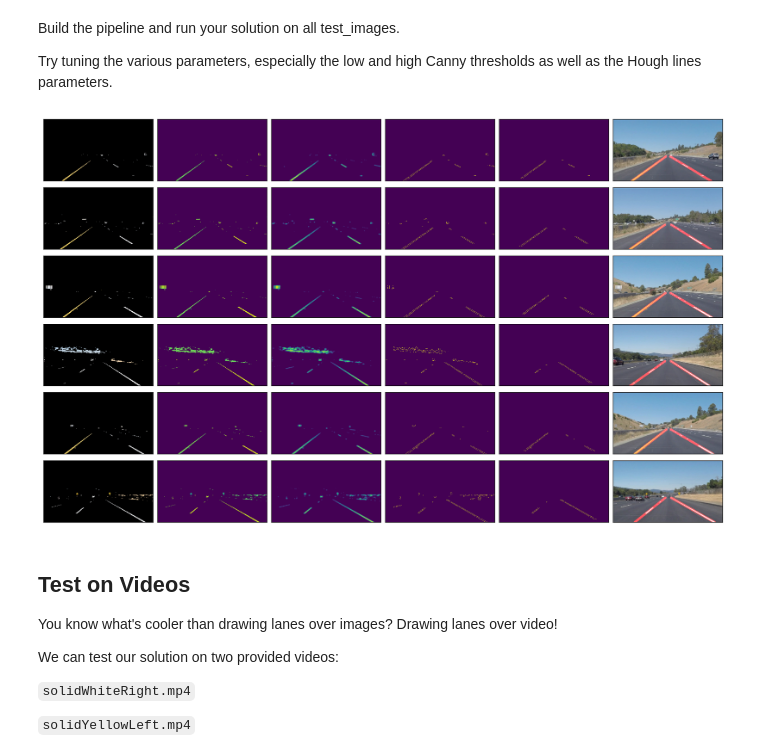
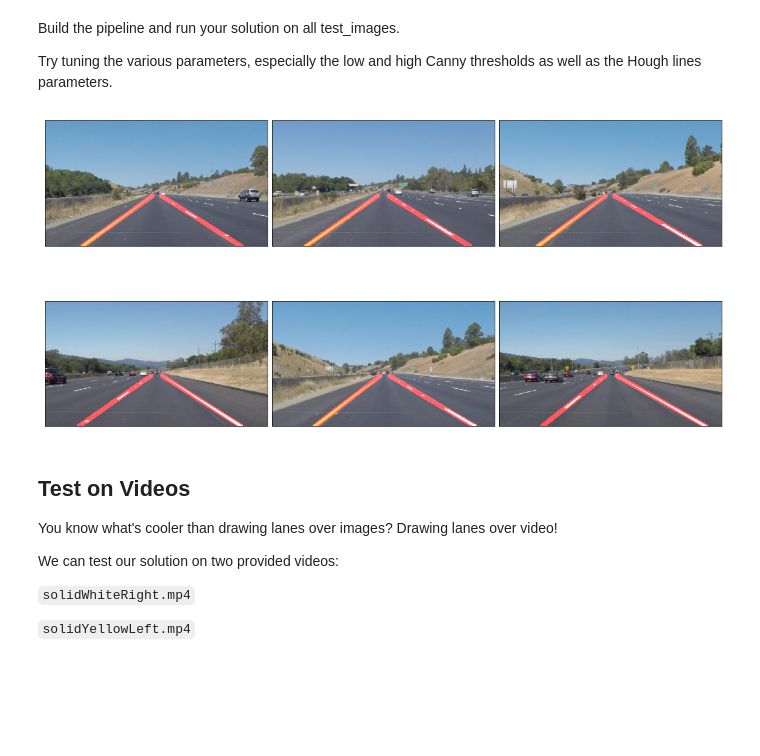
Before and after one commit to iamacod3r/lane-lines-p1, a Jupyter notebook: P1.ipynb, the cells around one changed output. Drawn from its saved outputs; the diff is of its cells as text; code cells hidden in the pictures; blank space fills up the shorter version.

```diff
--- a/P1.ipynb
+++ b/P1.ipynb
@@ -94,7 +94,7 @@ rho                  = 1
 theta                = np.pi/180
 threshold            = 20
 minLineLen           = 20
-maxLineGap           = 300
+maxLineGap           = 30
 thickness            = 20
 # configurations Finish
 
@@ -327,25 +350,19 @@ Try tuning the various parameters, especially the low and high Canny thresholds
 # %%
 # TODO: Build your pipeline that will draw lane lines on the test_images
 # then save them to the test_images directory.
 
 
 #test
 processImageList = []
 for x, image in enumerate(imageList):
     setConfig(image.shape[1], image.shape[0])
-    imgWhiteYellow = processWhiteYellow(image)
-    imgGrayScale = grayScale(imgWhiteYellow)
-    imgBlur = gaussianBlur(imgGrayScale,kernelSize)
-    cannyImg = canny(imgBlur,lowThreshold,highThreshold)
-    img = regionOfInterest(cannyImg, vertices)
-    lines = houghLines(img, rho, theta)
-    drawImg = drawLines(image, laneLines(lines), thickness)
-    processImageList.extend((imgWhiteYellow,imgGrayScale,imgBlur,cannyImg, img, drawImg))
+    img = processImage(image)
+    cv2.imwrite(imagePathList[x].replace(imagesFolder, imagesOutputFolder), img)
+    processImageList.append(img)
 
-
-showImages(processImageList, 6)
+showImages(processImageList)
 # %% [output]
-[figure, old version]
+[figure, new version]
 # %% [markdown]
 ## Test on Videos
 
```
Also changed, not shown: parts of 5 cells of this notebook, 9 other files.
